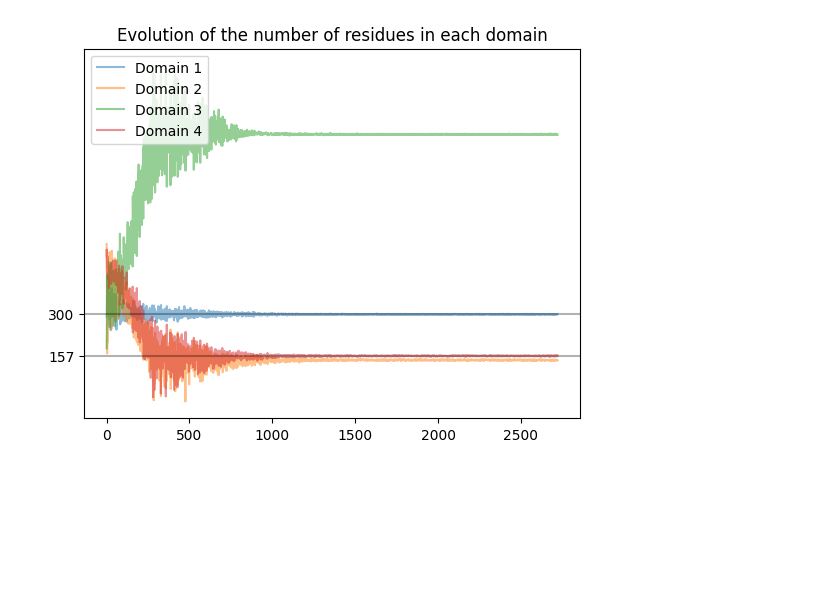
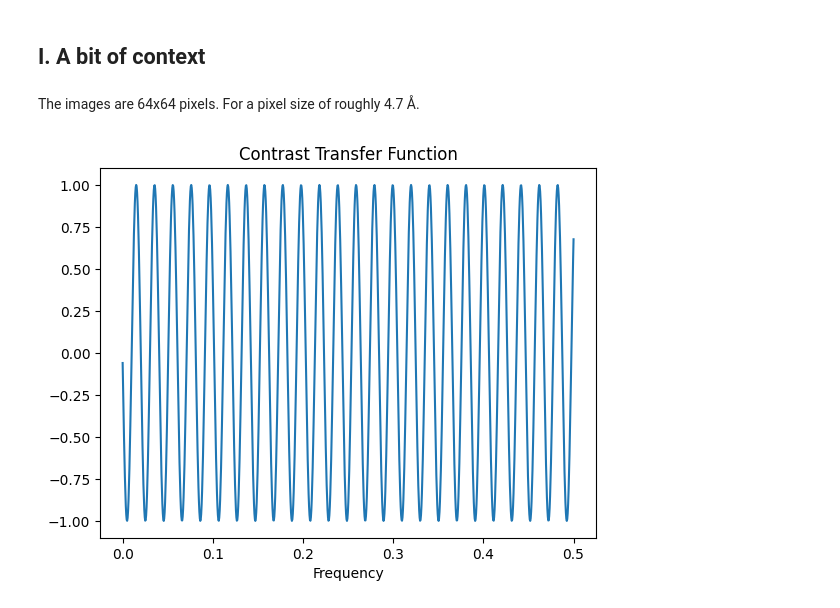
Before and after one commit to Gabriel-Ducrocq/segmentationCryoEM, a Jupyter notebook: vaeAnalysis.ipynb, the cells around one changed output. Drawn from its saved outputs; the diff is of its cells as text; code cells hidden in the pictures; blank space fills up the shorter version.

```diff
--- a/vaeAnalysis.ipynb
+++ b/vaeAnalysis.ipynb
@@ -22,13 +0,0 @@ mask_evol = mask_evolution("data/vae2Conformations/")
-# %%
-plt.plot(mask_evol[:, 0], label="Domain 1", alpha=0.5)
-plt.plot(mask_evol[:, 1], label="Domain 2", alpha=0.5)
-plt.plot(mask_evol[:, 2], label="Domain 3", alpha=0.5)
-plt.plot(mask_evol[:, 3], label="Domain 4", alpha=0.5)
-plt.axhline(y=157, alpha=0.3, color="black")
-plt.axhline(y=300, alpha=0.3, color="black")
-plt.yticks([157, 300])
-plt.legend(loc="upper left")
-plt.title("Evolution of the number of residues in each domain")
-plt.show()
-# %% [output]
-[figure, removed]
@@ -34,0 +39,13 @@ plt.show()
+# %% [markdown]
+## I. A bit of context
+# %% [markdown]
+The images are 64x64 pixels. For a pixel size of roughly 4.7 Å.
+# %%
+ctf = np.load("data/ctf.npy")
+freq = np.linspace(0, 0.5, 1000)
+plt.plot(freq, ctf)
+plt.title("Contrast Transfer Function")
+plt.xlabel("Frequency")
+plt.show()
+# %% [output]
+[figure, added]
```
Also changed, not shown: parts of 78 cells of this notebook, 12 other files.
